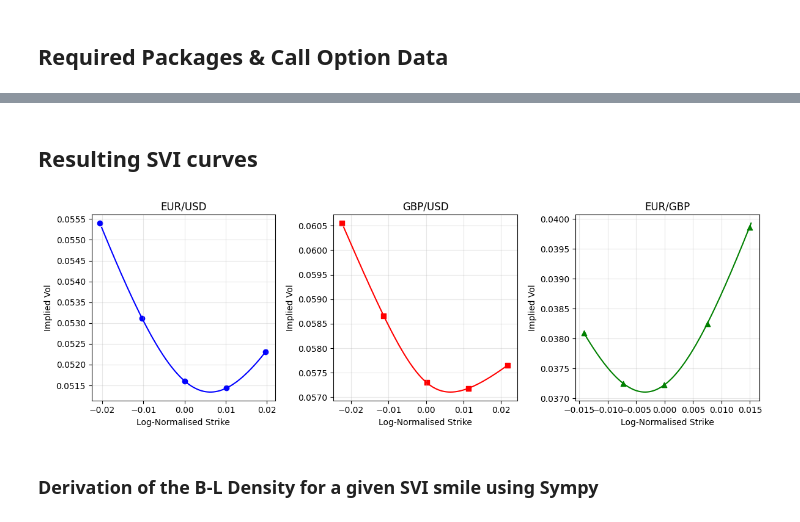
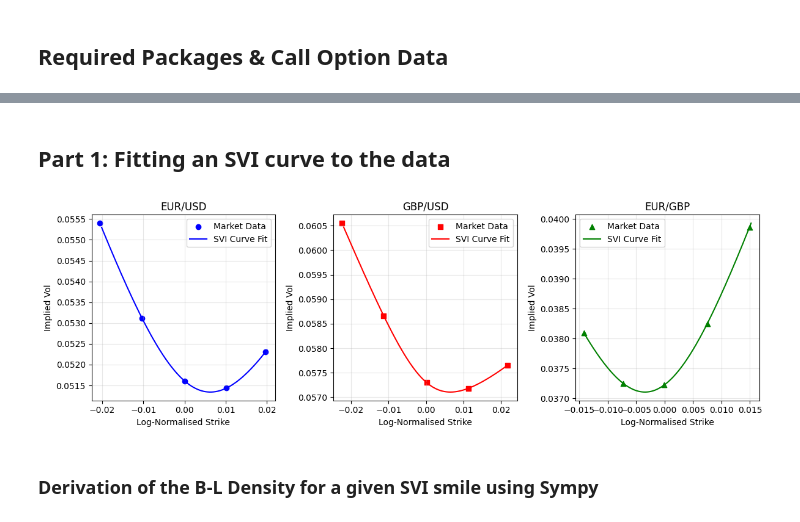
Before and after one commit to AustinQuant/DenseSmiles, a Jupyter notebook: NumericalDemo.ipynb, the cells around one changed output, grey strips where cells are left out. Drawn from its saved outputs; the diff is of its cells as text; code cells hidden in the pictures.

```diff
--- a/part2.ipynb
+++ b/NumericalDemo.ipynb
@@ -129,40 +48,49 @@ def svi_fit(k_lognrm,obs_vars,bestp):
 # %% [markdown]
-## Resulting SVI curves
+## Part 1: Fitting an SVI curve to the data
+# %%
+#Fitting the correct parameters for a curve using the Scipy optimiser
+Xopt = svi_lib.svi_fit(X_strikes_lognrm,X_market_vols,[0.0001, 0.002, 0.0014, 0, 0.005],T)
+Yopt = svi_lib.svi_fit(Y_strikes_lognrm,Y_market_vols,[0.0001, 0.002, 0.0014, 0, 0.005],T)
+Zopt = svi_lib.svi_fit(Z_strikes_lognrm,Z_market_vols,[0.00001, 0.0005, 0.001, 0, 0.0],T)
 # %%
-Xopt = svi_fit(X_strikes_lognrm,X_market_vols,[0.0001, 0.002, 0.0014, 0, 0.005])
-Yopt = svi_fit(Y_strikes_lognrm,Y_market_vols,[0.0001, 0.002, 0.0014, 0, 0.005])
-Zopt = svi_fit(Z_strikes_lognrm,Z_market_vols,[0.00001, 0.0005, 0.001, 0, 0.0])
+#Demonstration of the alignment between market data and the interpolating SVI curve
+def demo_svi_fit(X_strikes_lognrm,Y_strikes_lognrm,Z_strikes_lognrm,Xopt,Yopt,Zopt,T):
+    fig, (ax1, ax2, ax3) = plt.subplots(1, 3, figsize=(12, 4))
+    X_strike_range = np.linspace(0.98*min(X_strikes_lognrm), 1.02*max(X_strikes_lognrm), 1000)
+    Y_strike_range = np.linspace(0.98*min(Y_strikes_lognrm), 1.02*max(Y_strikes_lognrm), 1000)
+    Z_strike_range = np.linspace(0.98*min(Z_strikes_lognrm), 1.02*max(Z_strikes_lognrm), 1000)
 
-fig, (ax1, ax2, ax3) = plt.subplots(1, 3, figsize=(12, 4))
-X_strike_range = np.linspace(0.98*min(X_strikes_lognrm), 1.02*max(X_strikes_lognrm), 1000)
-Y_strike_range = np.linspace(0.98*min(Y_strikes_lognrm), 1.02*max(Y_strikes_lognrm), 1000)
-Z_strike_range = np.linspace(0.98*min(Z_strikes_lognrm), 1.02*max(Z_strikes_lognrm), 1000)
+    ax1.scatter(X_strikes_lognrm, X_market_vols, label='Market Data', color='blue', marker='o')
+    ax1.plot(X_strike_range, svi_lib.svi_vol(X_strike_range, Xopt.x,T), 'b-', label='SVI Curve Fit')
+    ax1.set_title('EUR/USD')
+    ax1.set_ylabel('Implied Vol')
+    ax1.set_xlabel('Log-Normalised Strike')
+    ax1.grid(True, alpha=0.3)
 
-ax1.scatter(X_strikes_lognrm, X_market_vols, label='Market Data', color='blue', marker='o')
-ax1.plot(X_strike_range, svi_vol(X_strike_range, Xopt.x,T), 'b-', label='SVI Fit')
-ax1.set_title('EUR/USD')
-ax1.set_ylabel('Implied Vol')
-ax1.set_xlabel('Log-Normalised Strike')
-ax1.grid(True, alpha=0.3)
+    ax2.scatter(Y_strikes_lognrm, Y_market_vols, label='Market Data', color='red', marker='s')
+    ax2.plot(Y_strike_range, svi_lib.svi_vol(Y_strike_range, Yopt.x,T), 'r-', label='SVI Curve Fit')
+    ax2.set_title('GBP/USD')
+    ax2.set_xlabel('Log-Normalised Strike')
+    ax2.set_ylabel('Implied Vol')
+    ax2.grid(True, alpha=0.3)
 
-ax2.scatter(Y_strikes_lognrm, Y_market_vols, label='Market Data', color='red', marker='s')
-ax2.plot(Y_strike_range, svi_vol(Y_strike_range, Yopt.x,T), 'r-', label='SVI Fit')
-ax2.set_title('GBP/USD')
-ax2.set_xlabel('Log-Normalised Strike')
-ax2.set_ylabel('Implied Vol')
-ax2.grid(True, alpha=0.3)
+    ax3.scatter(Z_strikes_lognrm, Z_market_vols, label='Market Data', color='green', marker='^')
+    ax3.plot(Z_strike_range, svi_lib.svi_vol(Z_strike_range, Zopt.x,T), 'g-', label='SVI Curve Fit')
+    ax3.set_title('EUR/GBP')
+    ax3.set_xlabel('Log-Normalised Strike')
+    ax3.set_ylabel('Implied Vol')
+    ax3.grid(True, alpha=0.3)
 
-ax3.scatter(Z_strikes_lognrm, Z_market_vols, label='Market Data', color='green', marker='^')
-ax3.plot(Z_strike_range, svi_vol(Z_strike_range, Zopt.x,T), 'g-', label='SVI Fit')
-ax3.set_title('EUR/GBP')
-ax3.set_xlabel('Log-Normalised Strike')
-ax3.set_ylabel('Implied Vol')
-ax3.grid(True, alpha=0.3)
+    ax1.legend()
+    ax2.legend()
+    ax3.legend()
+    plt.tight_layout()
+    plt.show()
+    return
 
-plt.tight_layout()
-plt.show()
+demo_svi_fit(X_strikes_lognrm,Y_strikes_lognrm,Z_strikes_lognrm,Xopt,Yopt,Zopt,T)
 # %% [output]
-[figure, old version]
+[figure, new version]
 # %% [markdown]
 ### Derivation of the B-L Density for a given SVI smile using Sympy
 # %%
```
Also changed, not shown: parts of 14 cells of this notebook, 3 other files.
